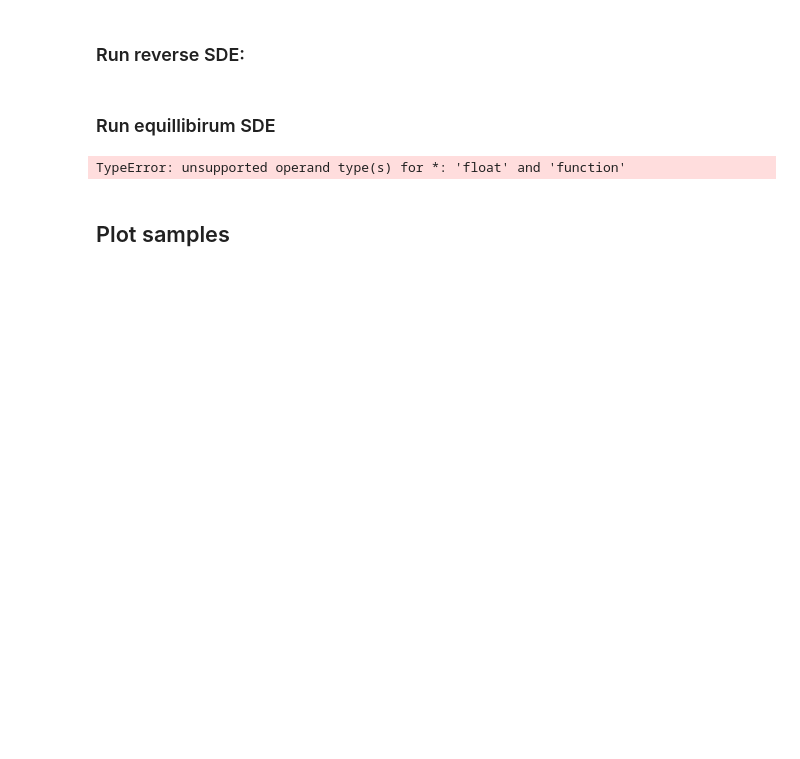
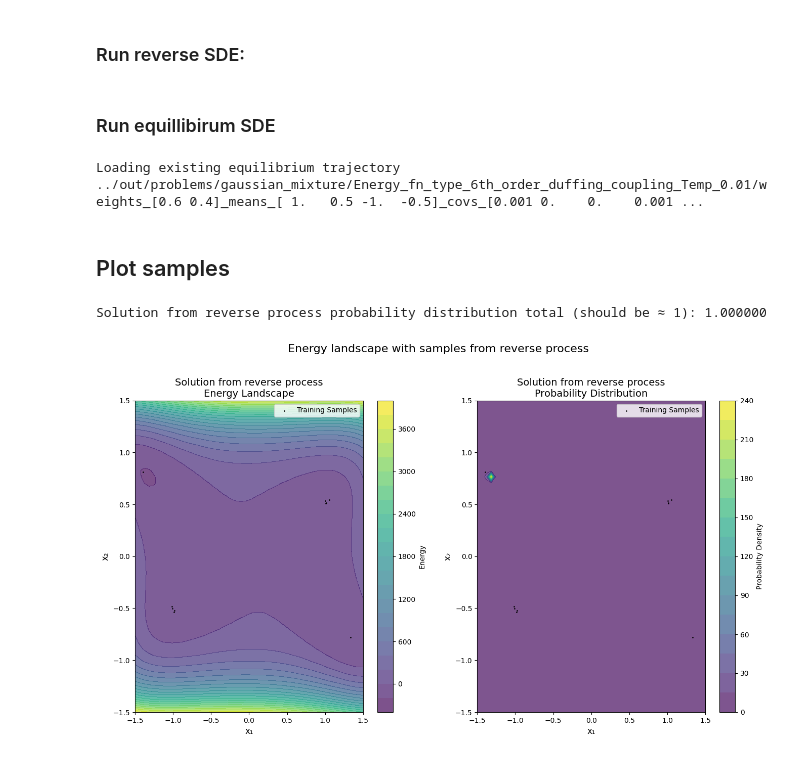
Before and after one commit to cyboesch/oscillator_dev, a Jupyter notebook: projects/physical-diffusion-models/notebooks/sampling-from-gaussian-mixture-CD1.ipynb, the cells around one changed output. Cells and saved outputs as stored; diff of their text form; code cells hidden in the pictures; blank space fills up the shorter version.

```diff
--- a/projects/physical-diffusion-models/notebooks/sampling-from-gaussian-mixture-CD1.ipynb
+++ b/projects/physical-diffusion-models/notebooks/sampling-from-gaussian-mixture-CD1.ipynb
@@ -472,7 +361,7 @@ dt0 = 0.00000001
 atol = 1e-3
 rtol = 1e-5
 
-n_trajectories = 100
+n_trajectories = 1000
 
 # Generate multiple initial states
 reverse_sde_key, subkey_initial = jr.split(reverse_sde_key)
@@ -505,20 +394,45 @@ final_states = all_trajectories[:, -1, :]
 # %% [markdown]
 ### Run equillibirum SDE
 # %%
-solve_time = 0.0
-energy_fn_Temp = lambda x: Temp*energy_fn(x)
-drift_fn, diffusion_fn = setup_overdamped_SDE(energy_fn_Temp, params_interpolator(solve_time), N_osc,time_dependent_parms=False)
-t0 = 0.0
-t1 = 20
-ts = jnp.linspace(t0, t1, 1000)
-dt0 = ts[1] - ts[0]
-initial_state = jnp.array([-.0,0.])
+sde_samples_direct_path = f"{output_dir}/sde_samples_direct.npy"
+if os.path.exists(sde_samples_direct_path):
+    # Load existing parameters
+    print('Loading existing equilibrium trajectory', sde_samples_direct_path)
+    sde_samples_direct = jnp.load(sde_samples_direct_path)
+else:
+    print('No existing equilibrium trajectory found, running optimization')
+    drift_fn, diffusion_fn = setup_overdamped_SDE(energy_fn, params_interpolator(0), N_osc, Temp=Temp, time_dependent_parms=False)
+    t0 = 0.0
+    t1 = 5000
+    ts = jnp.linspace(t0, t1, 1000)
+    dt0 = ts[1] - ts[0]
+    initial_state = jnp.array([-.0,0.])
 
-reverse_sde_key, subkey_direct = jr.split(reverse_sde_key)
-solution_direct = solve_SDE(drift_fn, diffusion_fn, initial_state,subkey_direct, t0, t1, ts.shape[0], dt0)
-sde_samples_direct = solution_direct.ys
+    reverse_sde_key, subkey_direct = jr.split(reverse_sde_key)
+    solution_direct = solve_SDE(drift_fn, diffusion_fn, initial_state,subkey_direct, t0, t1, ts.shape[0], dt0)
+    sde_samples_direct = solution_direct.ys
+    jnp.save(f"{output_dir}/sde_samples_direct.npy", sde_samples_direct)
 # %% [output]
-TypeError: unsupported operand type(s) for *: 'float' and 'function'
+Loading existing equilibrium trajectory ../out/problems/gaussian_mixture/Energy_fn_type_6th_order_duffing_coupling_Temp_0.01/weights_[0.6 0.4]_means_[ 1.   0.5 -1.  -0.5]_covs_[0.001 0.    0.    0.001 ...
 # %% [markdown]
 ## Plot samples
+# %%
+param_list = [params_interpolator(0)/Temp]
+titles = ["Solution from reverse process"]
+plot_energy_and_distributions(
+    energy_fn=energy_fn,
+    param_list=param_list,
+    samples=final_states,
+    sample_stride=100,
+    x1_range=(-1.5, 1.5),
+    x2_range=(-1.5, 1.5),
+    n_points=50,
+    titles=titles,
+    figsize=None,
+    fontsize=12,
+    suptitle="Energy landscape with samples from reverse process"
+)
+# %% [output]
+Solution from reverse process probability distribution total (should be ≈ 1): 1.000000
+[figure, added]
 # %%
```
Also changed, not shown: parts of 9 cells of this notebook.
